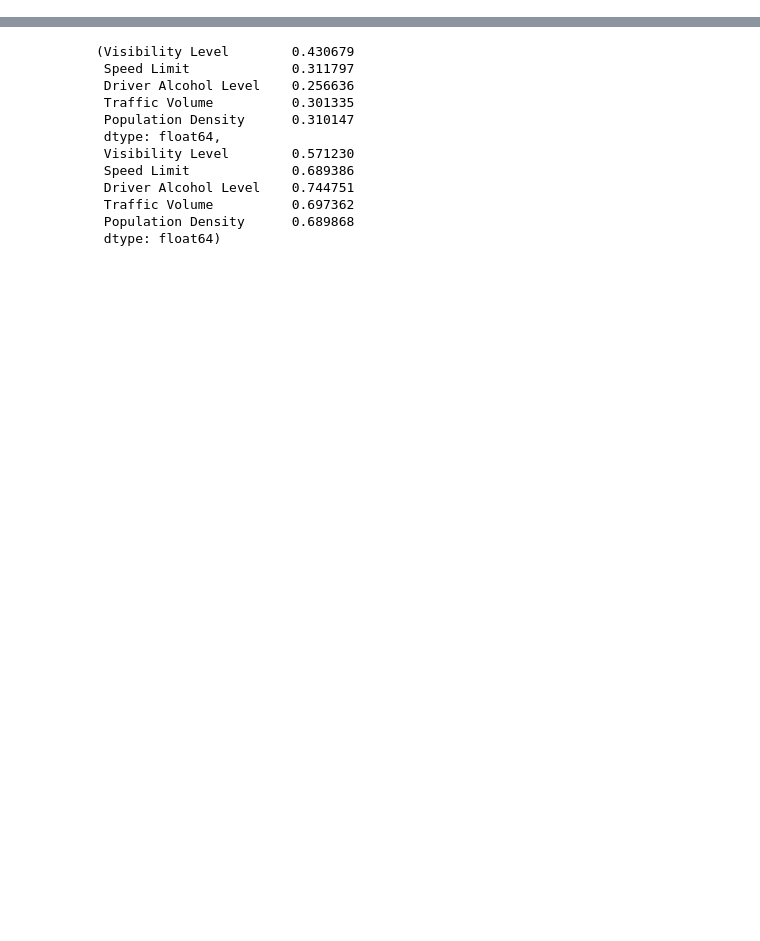
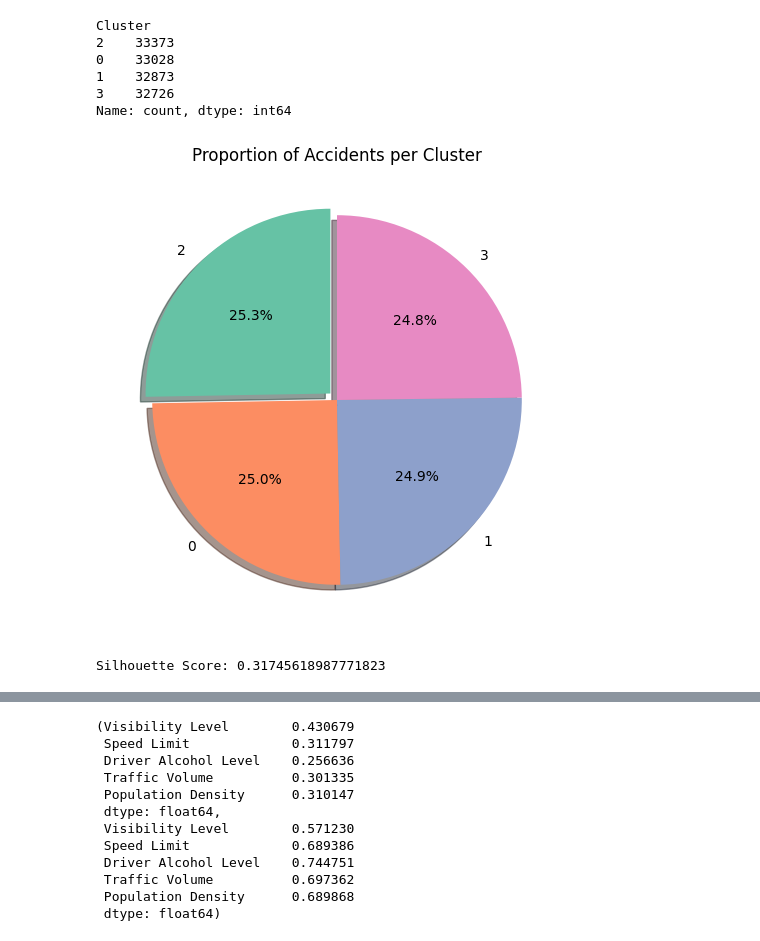
Before and after one commit to iamnotchris14/RoadAccidentDataset, a Jupyter notebook: kMeansClustering.ipynb, the cells around one changed output, grey strips where cells are left out. Saved outputs shown, nothing was run; the diff lists cells and outputs as text; code cells hidden in the pictures; blank space fills up the shorter version.

Commit message:
finalize kmeanclustering

```diff
--- a/kMeansClustering.ipynb
+++ b/kMeansClustering.ipynb
@@ -425,0 +157,49 @@ plt.show()
+# %%
+from sklearn.cluster import KMeans
+
+# Initialize KMeans with optimal k
+kmeans = KMeans(n_clusters=optimal_k, random_state=42)
+cluster_labels = kmeans.fit_predict(pca_df)
+
+# Add cluster labels to original cleaned dataset
+data_cleaned['Cluster'] = cluster_labels
+
+# Check number of points per cluster
+print(data_cleaned['Cluster'].value_counts())
+
+# Calculate cluster counts
+cluster_counts = data_cleaned['Cluster'].value_counts()
+
+# Plot pie chart
+plt.figure(figsize=(6,6))
+plt.pie(cluster_counts.values,
+        labels=cluster_counts.index,
+        autopct='%1.1f%%',
+        colors=sns.color_palette("Set2"),
+        startangle=90,
+        explode=[0.05 if i==cluster_counts.idxmax() else 0 for i in cluster_counts.index],
+        shadow=True)
+plt.title("Proportion of Accidents per Cluster")
+plt.show()
+# %% [output]
+Cluster
+2    33373
+0    33028
+1    32873
+3    32726
+Name: count, dtype: int64
+[figure, added]
+# %%
+# Take sample from PCA data
+pca_df_sample = pca_df.sample(n=10000, random_state=42)
+
+# Get the corresponding cluster labels
+sample_labels = cluster_labels[pca_df_sample.index]
+
+from sklearn.metrics import silhouette_score
+
+sil_score = silhouette_score(pca_df_sample, sample_labels)
+
+print("Silhouette Score:", sil_score)
+# %% [output]
+Silhouette Score: 0.31745618987771823
```
Also changed, not shown: parts of 39 cells of this notebook.
